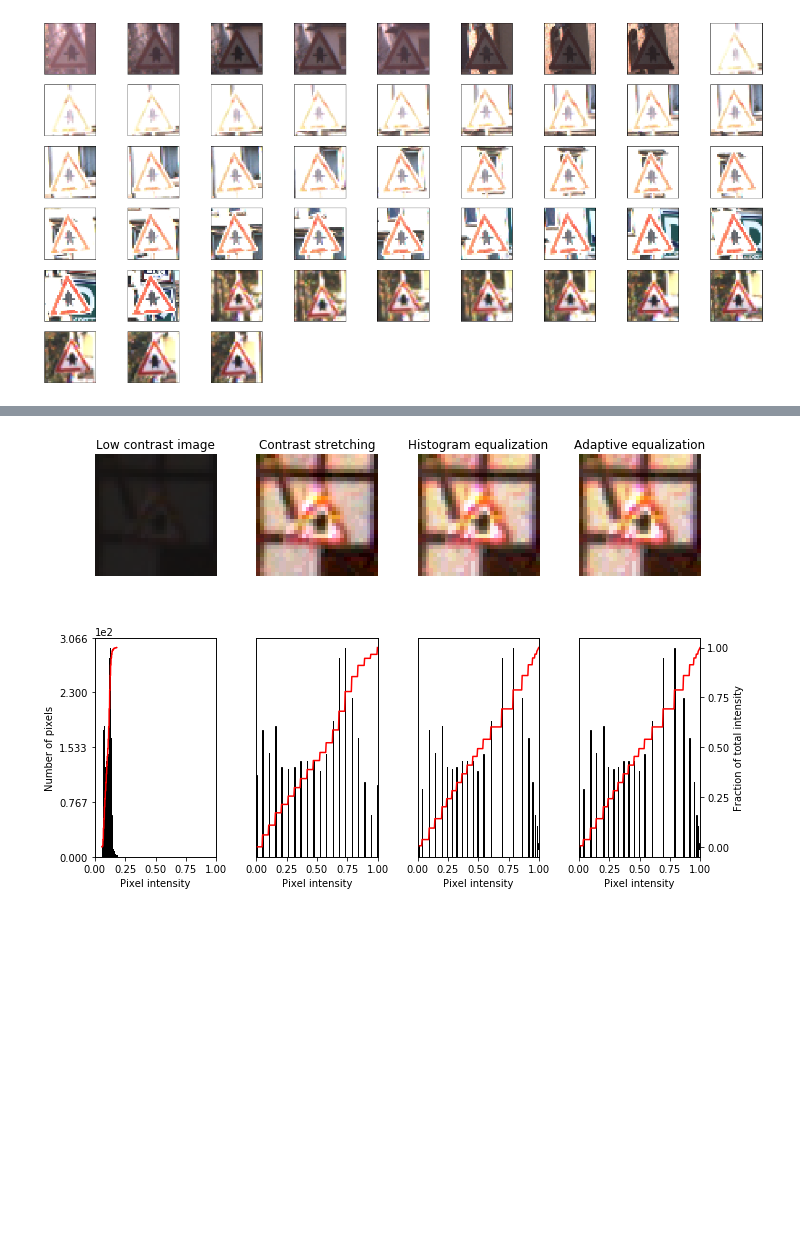
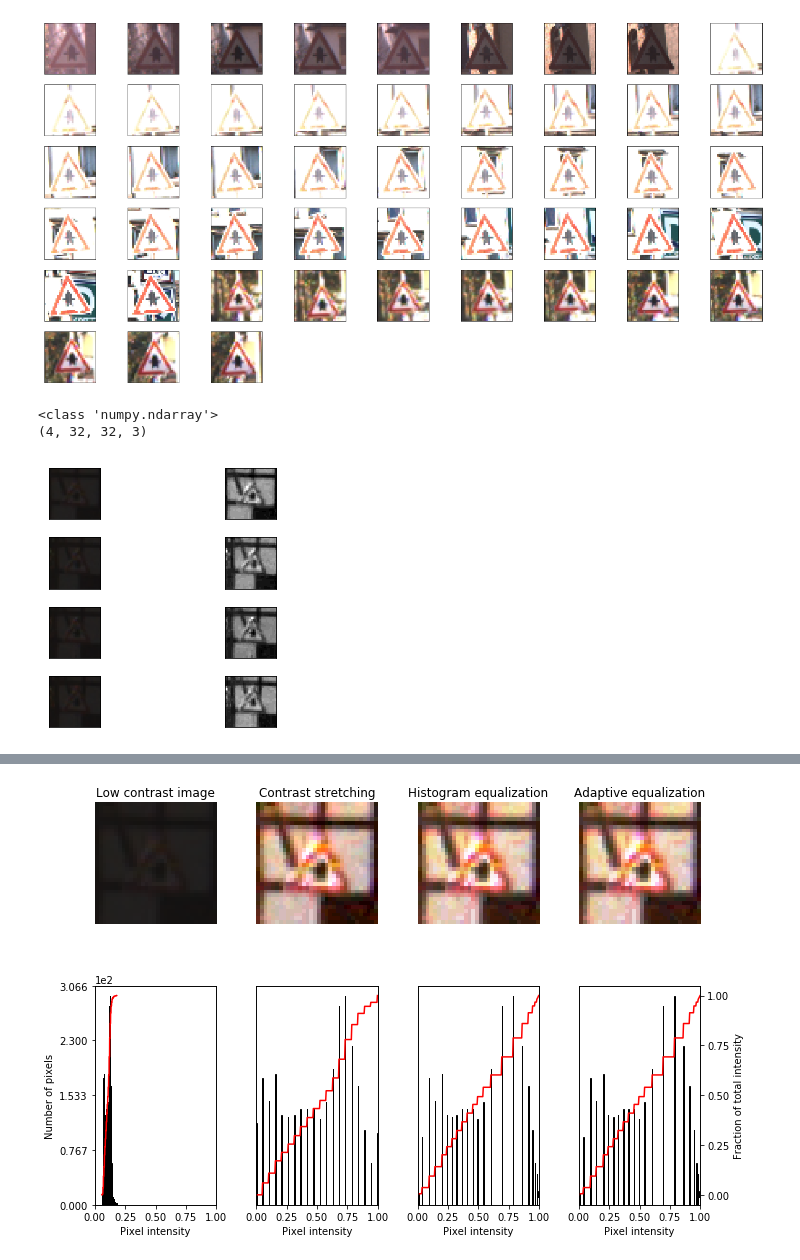
Before and after one commit to saritanavuluru/ML, a Jupyter notebook: capstone/KerasGTSB/Capstone.ipynb, the cells around one changed output, grey strips where cells are left out. Saved outputs shown, nothing was run; the diff lists cells and outputs as text; code cells hidden in the pictures; blank space fills up the shorter version.

```diff
--- a/capstone/KerasGTSB/Capstone.ipynb
+++ b/capstone/KerasGTSB/Capstone.ipynb
@@ -387,3 +416,39 @@ plot_images(11,np.asarray(bright),9,"")
 # %% [output]
 class 11 has 48 images in the  dataset
 [figure]
+# %%
+#convert to grayscale
+
+def conv_to_grayscale_img(img):
+    img = cv2.cvtColor(img, cv2.COLOR_BGR2GRAY)
+    #img = np.expand_dims(img, axis=2)
+    #img = np.resize(img, (img.shape[0], img.shape[1], 1))
+    print(img.shape)
+    return  img
+
+
+def conv_to_grayscale(data):
+
+    """Convert to grayscale, histogram equalize, and expand dims"""
+
+    print(type(data))
+    print(data.shape)
+
+    imgs = np.ndarray((data.shape[0], 32, 32, 1), dtype=np.uint8)
+    for i, img in enumerate(data):
+        img = cv2.cvtColor(img, cv2.COLOR_BGR2GRAY)
+        img = np.expand_dims(img, axis=2)
+        #print(img.shape)
+
+        imgs[i] = img
+    #print(type(imgs))
+    return imgs
+# %%
+
+#dark_grey_12= conv_to_grayscale(np.asarray(dark[:12]))
+#plot_images(0, dark_grey_12,4,"")
+plot_2_datasets(np.asarray(dark[0:4]), conv_to_grayscale(np.asarray(dark[0:4])))
+# %% [output]
+<class 'numpy.ndarray'>
+(4, 32, 32, 3)
+[figure, added]
```
Also changed, not shown: parts of 27 cells of this notebook.
